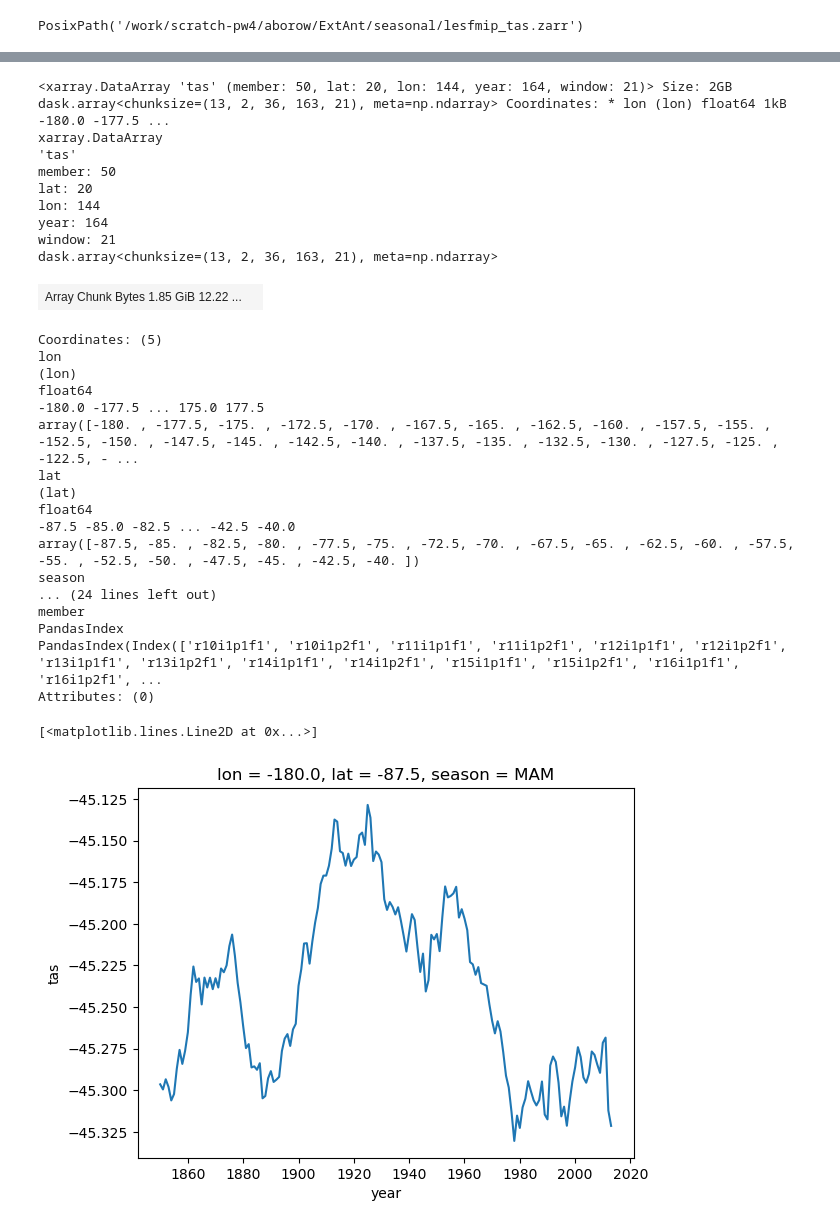
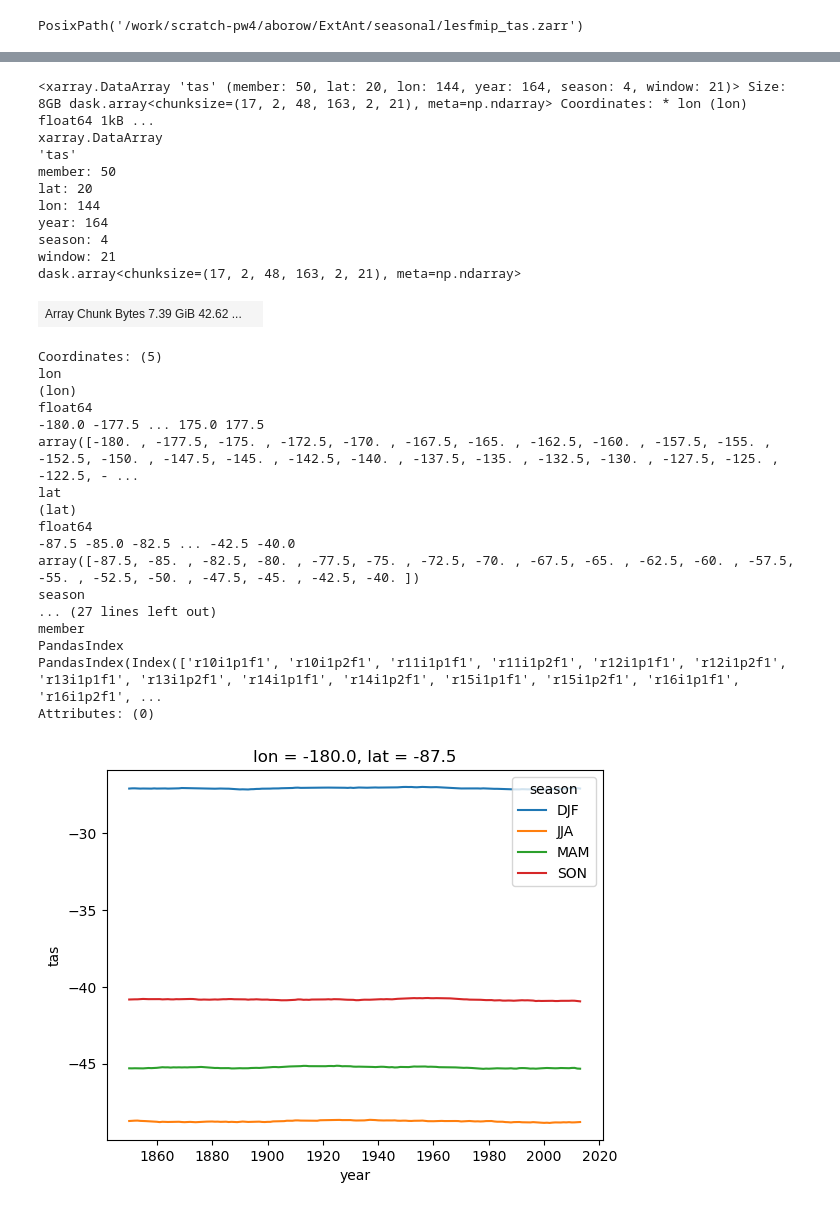
Before and after one commit to alexborowiak/ExtAnt-initial, a Jupyter notebook: notebooks/10_ensemble_size.ipynb, the cells around one changed output, grey strips where cells are left out. Saved outputs shown, nothing was run; the diff lists cells and outputs as text; code cells hidden in the pictures.

```diff
--- a/notebooks/10_ensemble_size.ipynb
+++ b/notebooks/10_ensemble_size.ipynb
@@ -89,2 +128,2 @@ Group: /
 # %%
-sample_da = lesfmip_season_tree['CanESM5']['hist-nat'].isel(season=2).tas
+sample_da = lesfmip_season_tree['CanESM5']['hist-nat'].tas
@@ -129,16 +144,17 @@ rolling_da = sample_da.rolling(year=21, center=True, min_periods=21).construct('
 # %%
 rolling_da
 # %% [output]
-<xarray.DataArray 'tas' (member: 50, lat: 20, lon: 144, year: 164, window: 21)> Size: 2GB dask.array<chunksize=(13, 2, 36, 163, 21), meta=np.ndarray> Coordinates: * lon (lon) float64 1kB -180.0 -177.5 ...
+<xarray.DataArray 'tas' (member: 50, lat: 20, lon: 144, year: 164, season: 4, window: 21)> Size: 8GB dask.array<chunksize=(17, 2, 48, 163, 2, 21), meta=np.ndarray> Coordinates: * lon (lon) float64 1kB ...
 xarray.DataArray
 'tas'
 member: 50
 lat: 20
 lon: 144
 year: 164
+season: 4
 window: 21
-dask.array<chunksize=(13, 2, 36, 163, 21), meta=np.ndarray>
+dask.array<chunksize=(17, 2, 48, 163, 2, 21), meta=np.ndarray>
-| Array Chunk Bytes 1.85 GiB 12.22 ... |  |
+| Array Chunk Bytes 7.39 GiB 42.62 ... |  |
 Coordinates: (5)
 lon
 (lon)
@@ -151,7 +167,7 @@ float64
 -87.5 -85.0 -82.5 ... -42.5 -40.0
 array([-87.5, -85. , -82.5, -80. , -77.5, -75. , -72.5, -70. , -67.5, -65. , -62.5, -60. , -57.5, -55. , -52.5, -50. , -47.5, -45. , -42.5, -40. ])
 season
-... (24 lines left out)
+... (27 lines left out)
 member
 PandasIndex
 PandasIndex(Index(['r10i1p1f1', 'r10i1p2f1', 'r11i1p1f1', 'r11i1p2f1', 'r12i1p1f1', 'r12i1p2f1', 'r13i1p1f1', 'r13i1p2f1', 'r14i1p1f1', 'r14i1p2f1', 'r15i1p1f1', 'r15i1p2f1', 'r16i1p1f1', 'r16i1p2f1', ...
@@ -159,7 +175,6 @@ Attributes: (0)
 # %%
 rolling_da_base = rolling_da.mean(dim=['member', 'window']).compute()
 # %%
-rolling_da_base.isel(lat=0, lon=0).plot()
+rolling_da_base.isel(lat=0, lon=0).plot(hue='season');
 # %% [output]
-[<matplotlib.lines.Line2D at 0x...>]
-[figure, old version]
+[figure, new version]
```
Also changed, not shown: parts of 57 cells of this notebook.
